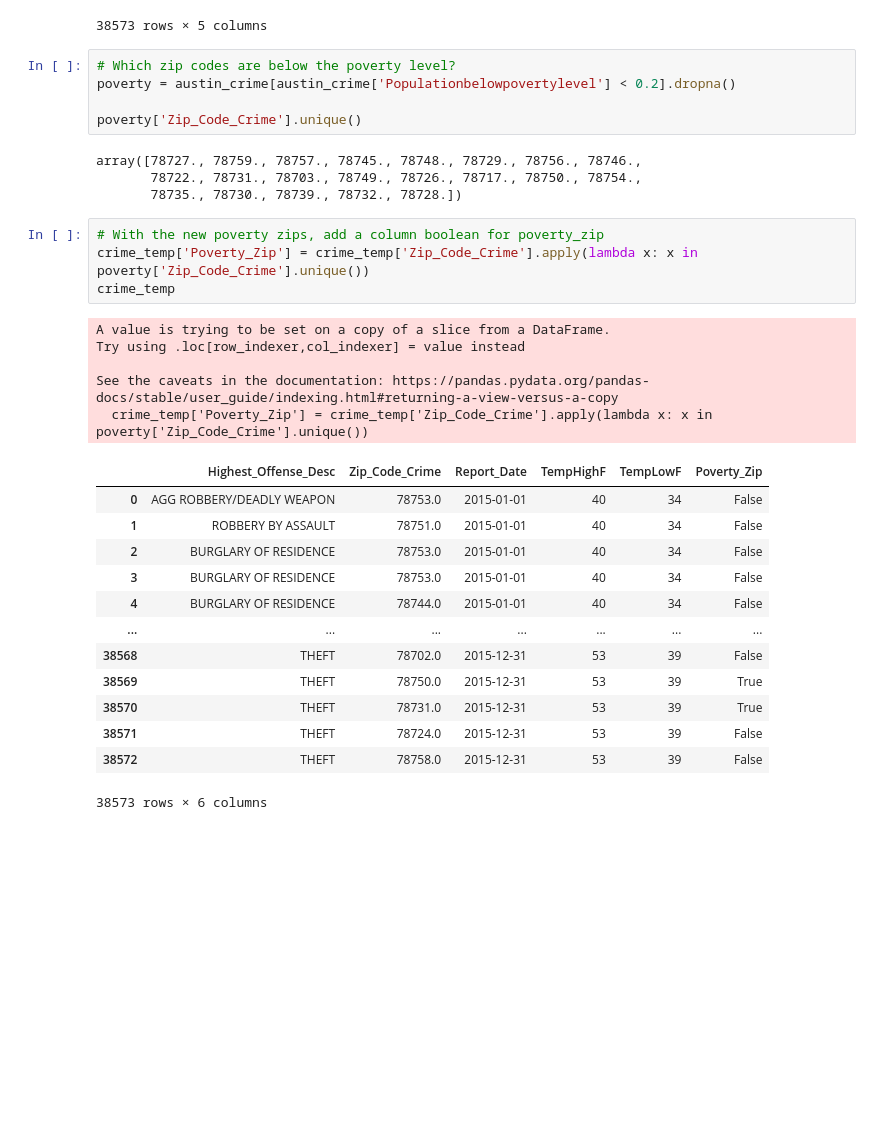
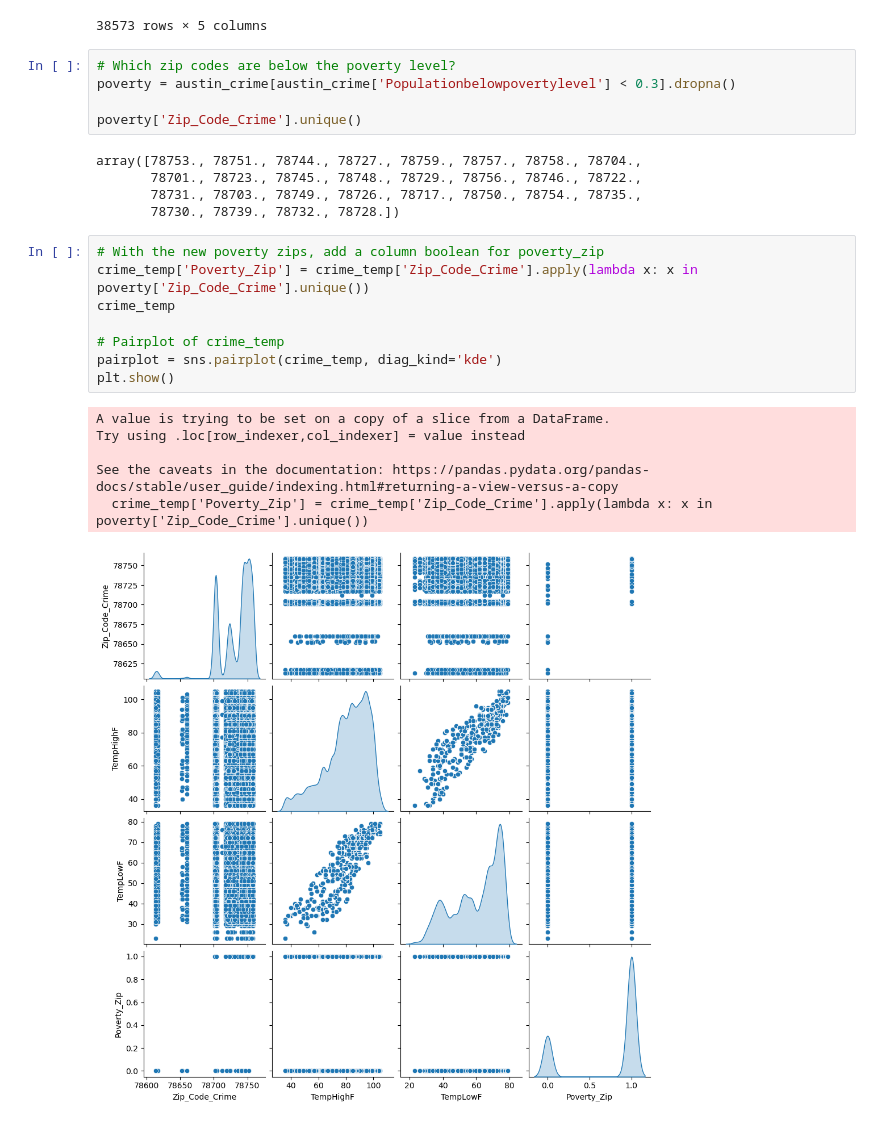
Before and after one commit to m6urns/cs5830-project2-crime-housing, a Jupyter notebook: data-exploration.ipynb, the cells around one changed output. Cells and saved outputs as stored; diff of their text form; blank space fills up the shorter version.

```diff
--- a/data-exploration.ipynb
+++ b/data-exploration.ipynb
@@ -172,36 +193,29 @@ crime_temp
 38573 rows × 5 columns
 # %%
 # Which zip codes are below the poverty level?
-poverty = austin_crime[austin_crime['Populationbelowpovertylevel'] < 0.2].dropna()
+poverty = austin_crime[austin_crime['Populationbelowpovertylevel'] < 0.3].dropna()
 
 poverty['Zip_Code_Crime'].unique()
 # %% [output]
-array([78727., 78759., 78757., 78745., 78748., 78729., 78756., 78746.,
-       78722., 78731., 78703., 78749., 78726., 78717., 78750., 78754.,
-       78735., 78730., 78739., 78732., 78728.])
+array([78753., 78751., 78744., 78727., 78759., 78757., 78758., 78704.,
+       78701., 78723., 78745., 78748., 78729., 78756., 78746., 78722.,
+       78731., 78703., 78749., 78726., 78717., 78750., 78754., 78735.,
+       78730., 78739., 78732., 78728.])
 # %%
 # With the new poverty zips, add a column boolean for poverty_zip
 crime_temp['Poverty_Zip'] = crime_temp['Zip_Code_Crime'].apply(lambda x: x in poverty['Zip_Code_Crime'].unique())
 crime_temp
+
+# Pairplot of crime_temp
+pairplot = sns.pairplot(crime_temp, diag_kind='kde')
+plt.show()
 # %% [output]
 A value is trying to be set on a copy of a slice from a DataFrame.
 Try using .loc[row_indexer,col_indexer] = value instead
 
 See the caveats in the documentation: https://pandas.pydata.org/pandas-docs/stable/user_guide/indexing.html#returning-a-view-versus-a-copy
   crime_temp['Poverty_Zip'] = crime_temp['Zip_Code_Crime'].apply(lambda x: x in poverty['Zip_Code_Crime'].unique())
-|  | Highest_Offense_Desc | Zip_Code_Crime | Report_Date | TempHighF | TempLowF | Poverty_Zip |
-| 0 | AGG ROBBERY/DEADLY WEAPON | 78753.0 | 2015-01-01 | 40 | 34 | False |
-| 1 | ROBBERY BY ASSAULT | 78751.0 | 2015-01-01 | 40 | 34 | False |
-| 2 | BURGLARY OF RESIDENCE | 78753.0 | 2015-01-01 | 40 | 34 | False |
-| 3 | BURGLARY OF RESIDENCE | 78753.0 | 2015-01-01 | 40 | 34 | False |
-| 4 | BURGLARY OF RESIDENCE | 78744.0 | 2015-01-01 | 40 | 34 | False |
-| ... | ... | ... | ... | ... | ... | ... |
-| 38568 | THEFT | 78702.0 | 2015-12-31 | 53 | 39 | False |
-| 38569 | THEFT | 78750.0 | 2015-12-31 | 53 | 39 | True |
-| 38570 | THEFT | 78731.0 | 2015-12-31 | 53 | 39 | True |
-| 38571 | THEFT | 78724.0 | 2015-12-31 | 53 | 39 | False |
-| 38572 | THEFT | 78758.0 | 2015-12-31 | 53 | 39 | False |
-38573 rows × 6 columns
+[figure, added]
 # %%
 # Compare the high and low temperature for poverty and non-poverty zips
 sns.boxplot(x='Poverty_Zip', y='TempHighF', data=crime_temp)
```
Also changed, not shown: parts of 4 cells of this notebook.
